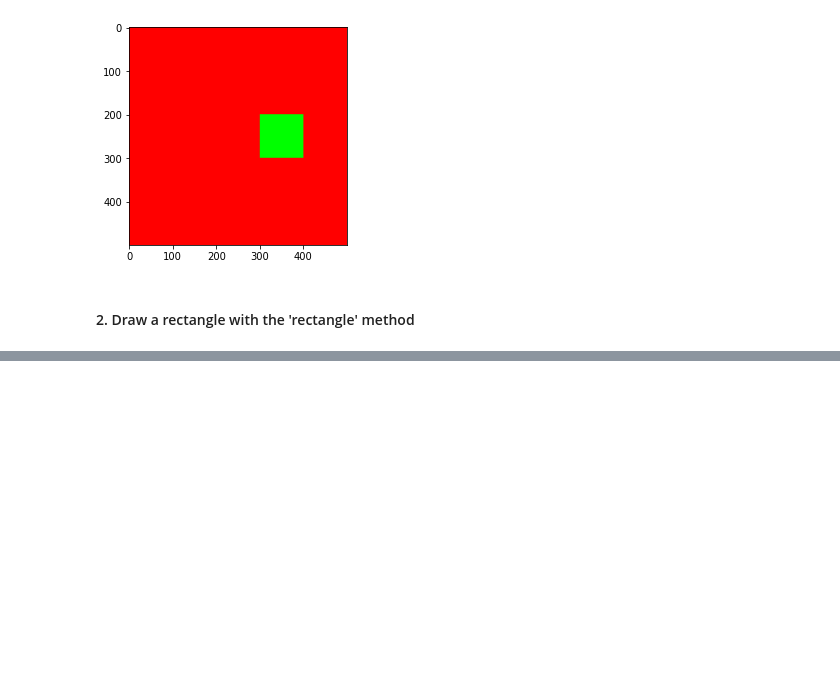
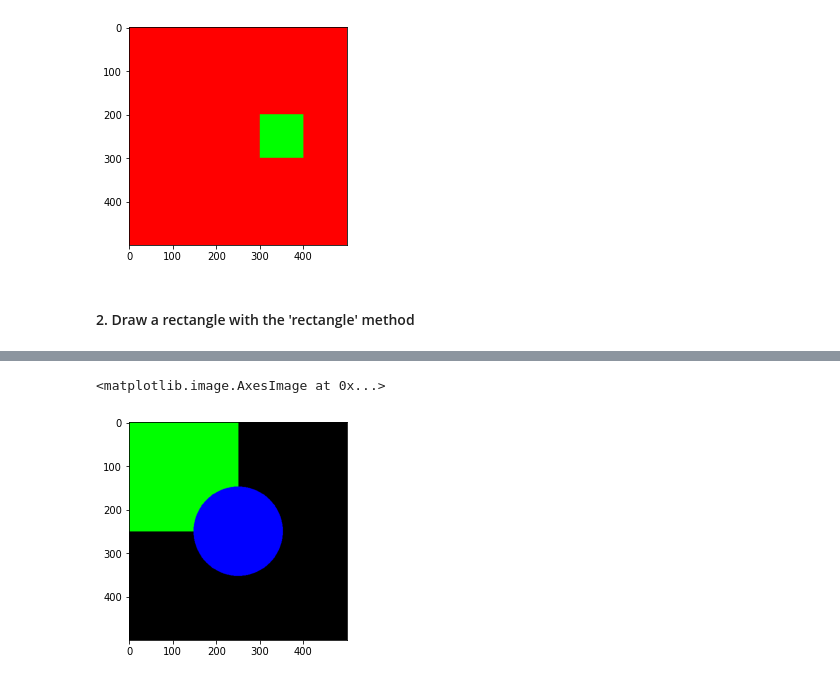
Before and after one commit to davidemariani/opencv-course, a Jupyter notebook: notes_section_1.ipynb, the cells around one changed output, grey strips where cells are left out. Cells and saved outputs as stored; diff of their text form; code cells hidden in the pictures; blank space fills up the shorter version.

```diff
--- a/notes_section_1.ipynb
+++ b/notes_section_1.ipynb
@@ -173,0 +219,6 @@ plt.imshow(blank)
+# %%
+cv.circle(blank, (blank.shape[0]//2, blank.shape[1]//2), 100, (0,0,255), thickness = -1)
+plt.imshow(blank)
+# %% [output]
+<matplotlib.image.AxesImage at 0x...>
+[figure, added]
```
Also changed, not shown: parts of 22 cells of this notebook.
